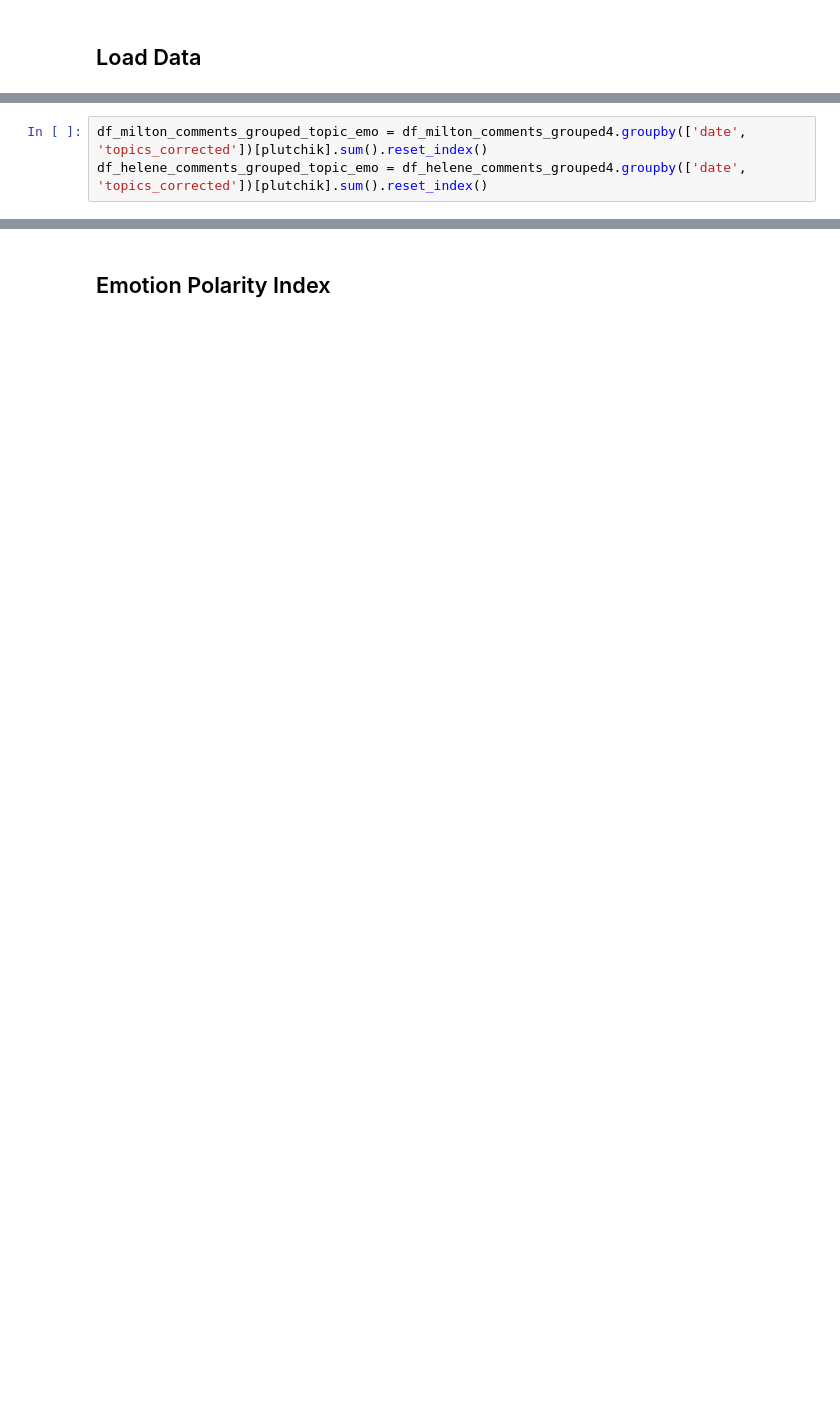
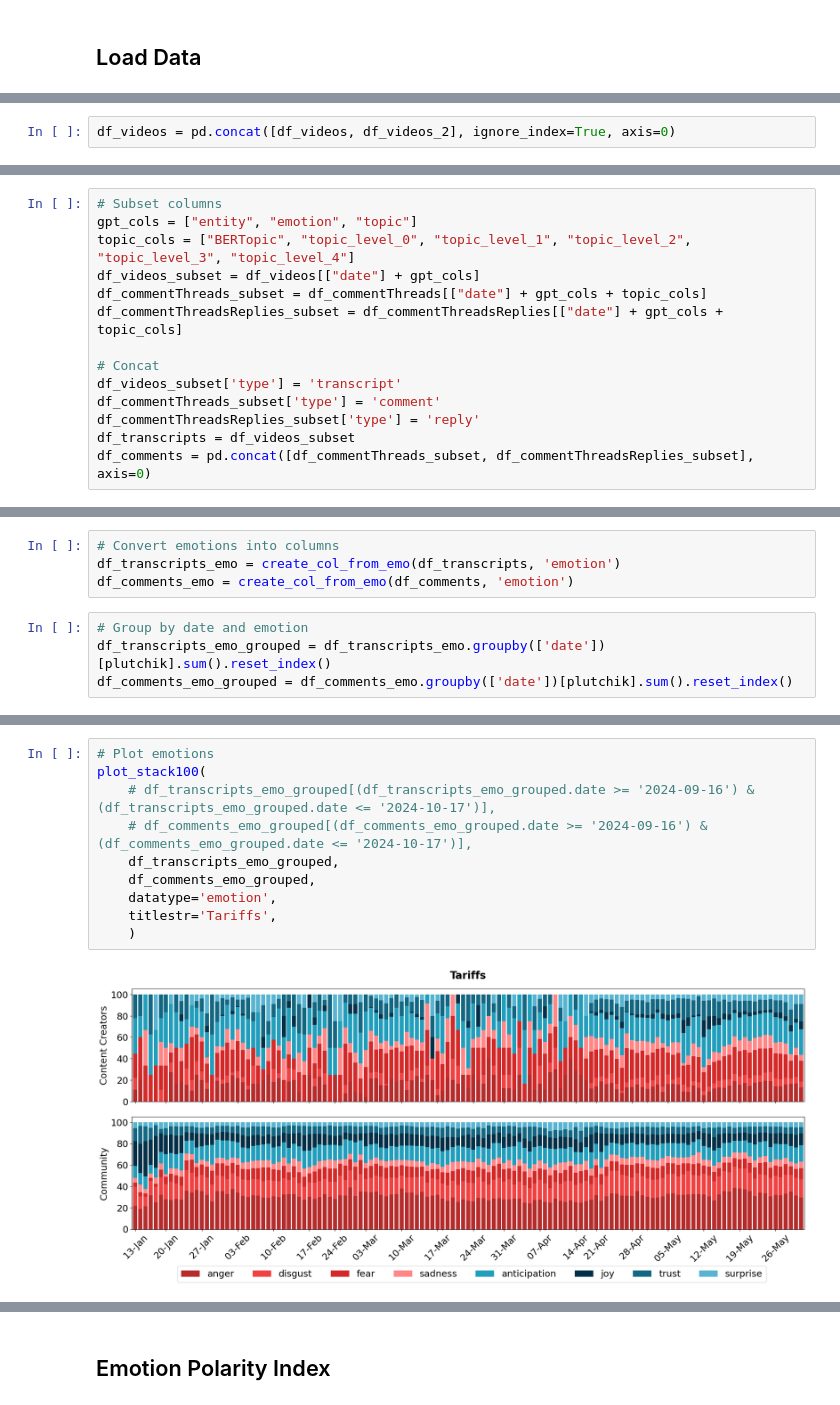
Before and after one commit to isom-ds/youtube-emotion-financial-modelling, a Jupyter notebook: 300_index_module.ipynb, the cells around one changed output, grey strips where cells are left out. Drawn from its saved outputs; the diff is of its cells as text; blank space fills up the shorter version.

```diff
--- a/300_index_module.ipynb
+++ b/300_index_module.ipynb
@@ -129,0 +59,2 @@ df_helene_comments_grouped4 = pd.concat([df_helene_commentThreads_grouped4, df_h
+# %%
+df_videos = pd.concat([df_videos, df_videos_2], ignore_index=True, axis=0)
@@ -129,0 +78,14 @@ df_helene_comments_grouped4 = pd.concat([df_helene_commentThreads_grouped4, df_h
+# %%
+# Subset columns
+gpt_cols = ["entity", "emotion", "topic"]
+topic_cols = ["BERTopic", "topic_level_0", "topic_level_1", "topic_level_2", "topic_level_3", "topic_level_4"]
+df_videos_subset = df_videos[["date"] + gpt_cols]
+df_commentThreads_subset = df_commentThreads[["date"] + gpt_cols + topic_cols]
+df_commentThreadsReplies_subset = df_commentThreadsReplies[["date"] + gpt_cols + topic_cols]
+
+# Concat
+df_videos_subset['type'] = 'transcript'
+df_commentThreads_subset['type'] = 'comment'
+df_commentThreadsReplies_subset['type'] = 'reply'
+df_transcripts = df_videos_subset
+df_comments = pd.concat([df_commentThreads_subset, df_commentThreadsReplies_subset], axis=0)
@@ -130,3 +110,8 @@ df_helene_comments_grouped4 = pd.concat([df_helene_commentThreads_grouped4, df_h
+# %%
+# Convert emotions into columns
+df_transcripts_emo = create_col_from_emo(df_transcripts, 'emotion')
+df_comments_emo = create_col_from_emo(df_comments, 'emotion')
 # %%
-df_milton_comments_grouped_topic_emo = df_milton_comments_grouped4.groupby(['date', 'topics_corrected'])[plutchik].sum().reset_index()
-df_helene_comments_grouped_topic_emo = df_helene_comments_grouped4.groupby(['date', 'topics_corrected'])[plutchik].sum().reset_index()
+# Group by date and emotion
+df_transcripts_emo_grouped = df_transcripts_emo.groupby(['date'])[plutchik].sum().reset_index()
+df_comments_emo_grouped = df_comments_emo.groupby(['date'])[plutchik].sum().reset_index()
@@ -262,0 +276,12 @@ alltopics_df.groupby('topics_corrected').agg(distinct_topics=('topics', 'nunique
+# %%
+# Plot emotions
+plot_stack100(
+    # df_transcripts_emo_grouped[(df_transcripts_emo_grouped.date >= '2024-09-16') & (df_transcripts_emo_grouped.date <= '2024-10-17')],
+    # df_comments_emo_grouped[(df_comments_emo_grouped.date >= '2024-09-16') & (df_comments_emo_grouped.date <= '2024-10-17')],
+    df_transcripts_emo_grouped,
+    df_comments_emo_grouped,
+    datatype='emotion',
+    titlestr='Tariffs',
+    )
+# %% [output]
+[figure, added]
```
Also changed, not shown: parts of 51 cells of this notebook.
